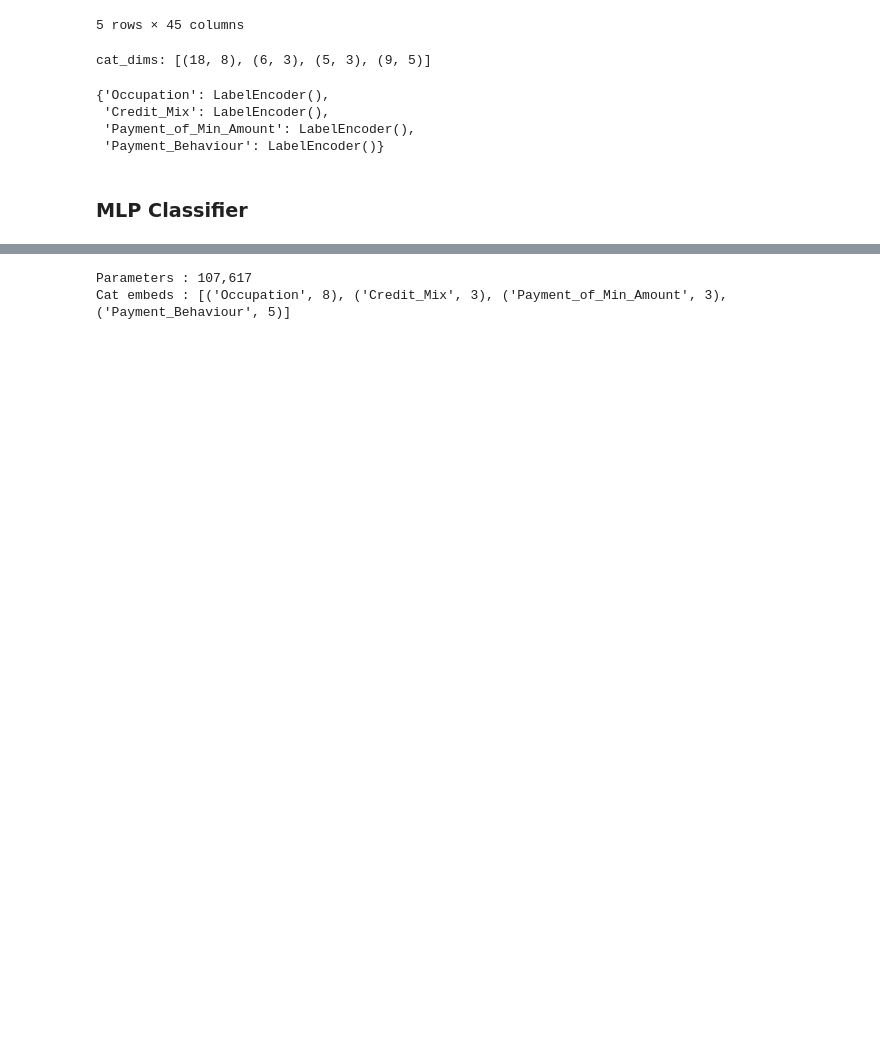
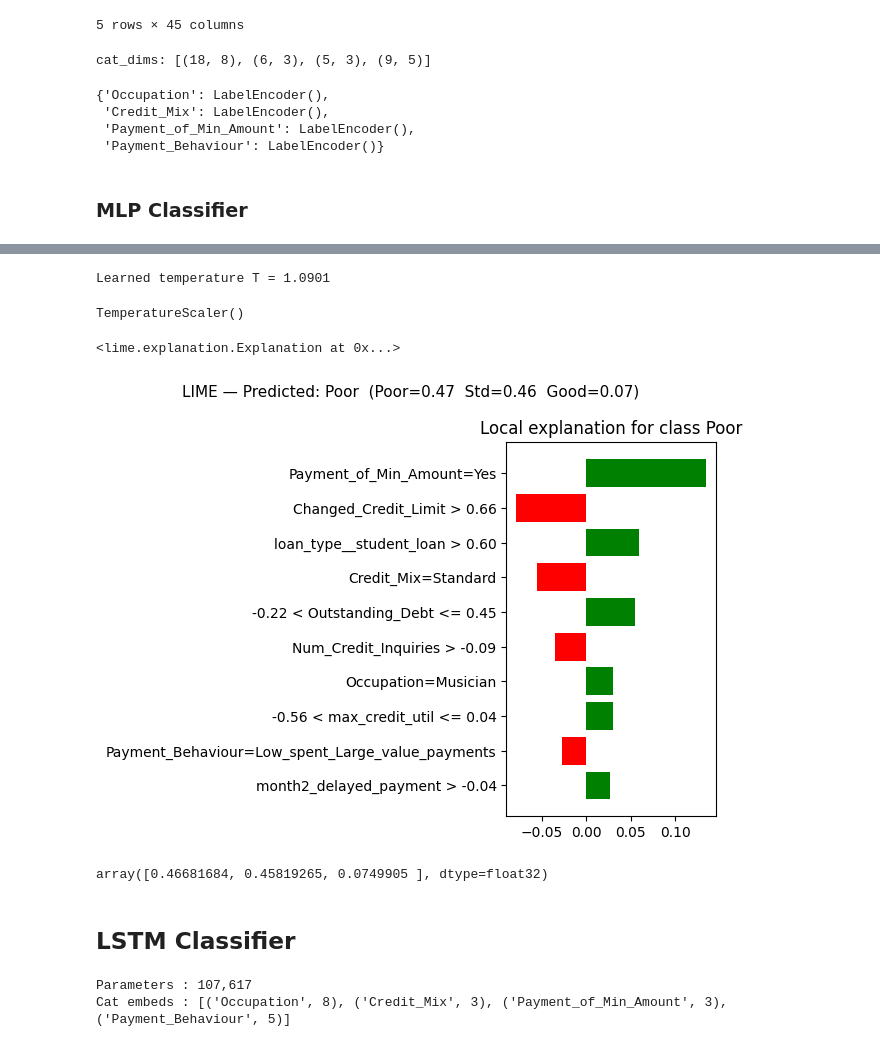
Before and after one commit to josephine-amponsah/credit-scoring-nlp-dl, a Jupyter notebook: deep_learning.ipynb, the cells around one changed output, grey strips where cells are left out. Cells and saved outputs as stored; diff of their text form; code cells hidden in the pictures; blank space fills up the shorter version.

Commit message:
changed explainers and score transformation method

```diff
--- a/deep_learning.ipynb
+++ b/deep_learning.ipynb
@@ -379,0 +467,21 @@ Confusion Matrix:
+# %%
+temp_scaler = TemperatureScaler()
+temp_scaler.fit(mlp_logits, mlp_labels)
+# %% [output]
+Learned temperature T = 1.0901
+TemperatureScaler()
+# %%
+def mlp_predict_fn(x: np.ndarray) -> np.ndarray:
+    """
+    Function to predict class probabilities using the trained MLP model and temperature scaling.
+    x : np.ndarray  (n_samples, n_cat + n_num)  — float -- structure of input x
+    Returns calibrated class probabilities (n_samples, 3).
+    Uses temp_scaler for calibration
+    """
+    mlp_clf.eval()
+    with torch.no_grad():
+        t      = torch.tensor(x, dtype=torch.float32).to(device)
+        logits = mlp_clf(t)
+        cal    = temp_scaler(logits)          # temperature-scaled logits
+        probs  = torch.softmax(cal, dim=1).cpu().numpy()
+    return probs
@@ -380,3 +507,40 @@ Confusion Matrix:
+# %%
+# explaining the first row of data
+instance = X_train_combined[0].numpy()
+lime_exp = lime_explainer.explain_instance(
+    data_row       = instance,
+    predict_fn     = mlp_predict_fn,
+    labels         = (0, 1, 2),    # explain all three classes
+    num_features   = 10,
+    num_samples    = 1000,
+)
+# %%
+probs        = mlp_predict_fn(instance.reshape(1, -1))[0]
+pred_class   = int(np.argmax(probs))
+lime_exp
+# %% [output]
+<lime.explanation.Explanation at 0x...>
+# %%
+# For tabular or text explanations
+import matplotlib.pyplot as plt
+
+fig = lime_exp.as_pyplot_figure(label=pred_class)
+fig.suptitle(
+    f"LIME — Predicted: {['Poor','Standard','Good'][pred_class]}  "
+    f"(Poor={probs[0]:.2f}  Std={probs[1]:.2f}  Good={probs[2]:.2f})",
+    fontsize=11
+)
+plt.tight_layout()
+plt.savefig("lime_explanation.png", dpi=150, bbox_inches="tight")
+plt.show()
+# %% [output]
+[figure, added]
+# %%
+probs
+# %% [output]
+array([0.46681684, 0.45819265, 0.0749905 ], dtype=float32)
+# %% [markdown]
+## LSTM Classifier
 # %%
 class LSTMClassifier(nn.Module):
     def __init__(self, cat_dims, num_cols, hidden = [128, 64, 32], dropout = 0.3):
```
Also changed, not shown: parts of 36 cells of this notebook, 5 other files.
